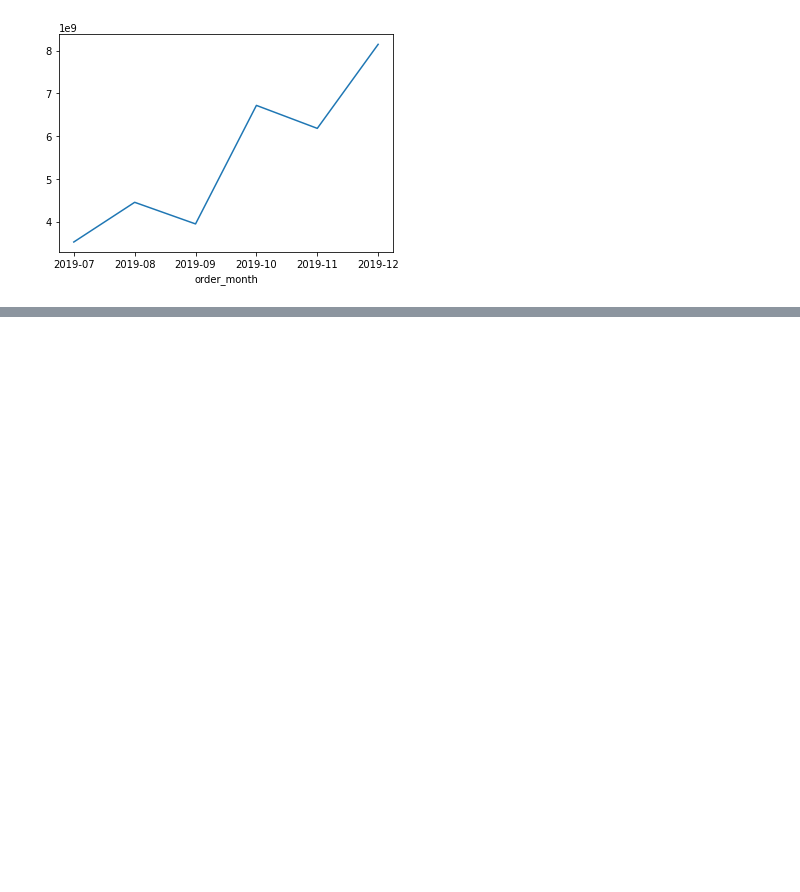
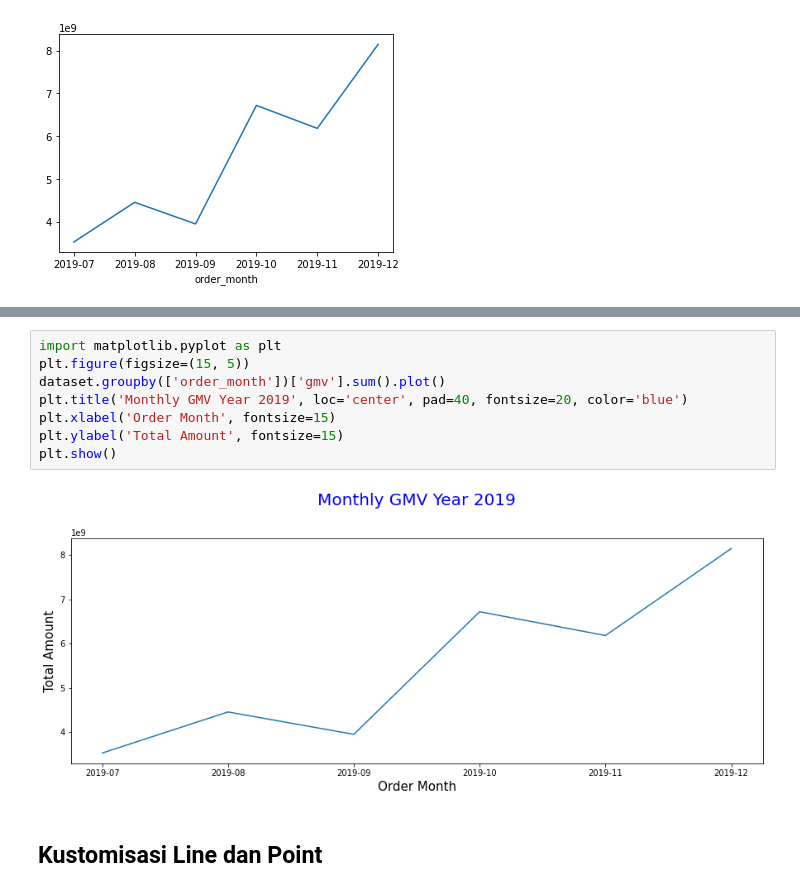
Before and after one commit to fiqihyusrilm/Data-Analyst-DQLab, a Jupyter notebook: Data Visualization with Python Matplotlib for Beginner - Part 1/Pengenalan Matplotlib dan Persiapan Dataset.ipynb, the cells around one changed output, grey strips where cells are left out. Cells and saved outputs as stored; diff of their text form; blank space fills up the shorter version.

```diff
--- a/Data Visualization with Python Matplotlib for Beginner - Part 1/Pengenalan Matplotlib dan Persiapan Dataset.ipynb
+++ b/Data Visualization with Python Matplotlib for Beginner - Part 1/Pengenalan Matplotlib dan Persiapan Dataset.ipynb
@@ -118,0 +151,12 @@ plt.show()
+# %%
+import matplotlib.pyplot as plt
+plt.figure(figsize=(15, 5))
+dataset.groupby(['order_month'])['gmv'].sum().plot()
+plt.title('Monthly GMV Year 2019', loc='center', pad=40, fontsize=20, color='blue')
+plt.xlabel('Order Month', fontsize=15)
+plt.ylabel('Total Amount', fontsize=15)
+plt.show()
+# %% [output]
+[figure, added]
+# %% [markdown]
+## Kustomisasi Line dan Point
```
Also changed, not shown: parts of 22 cells of this notebook, 2 other files.
